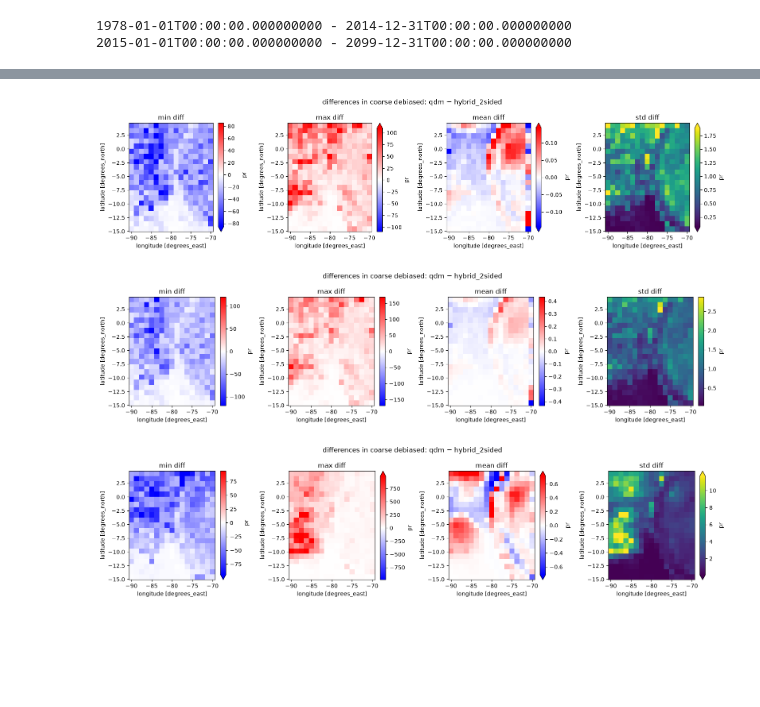
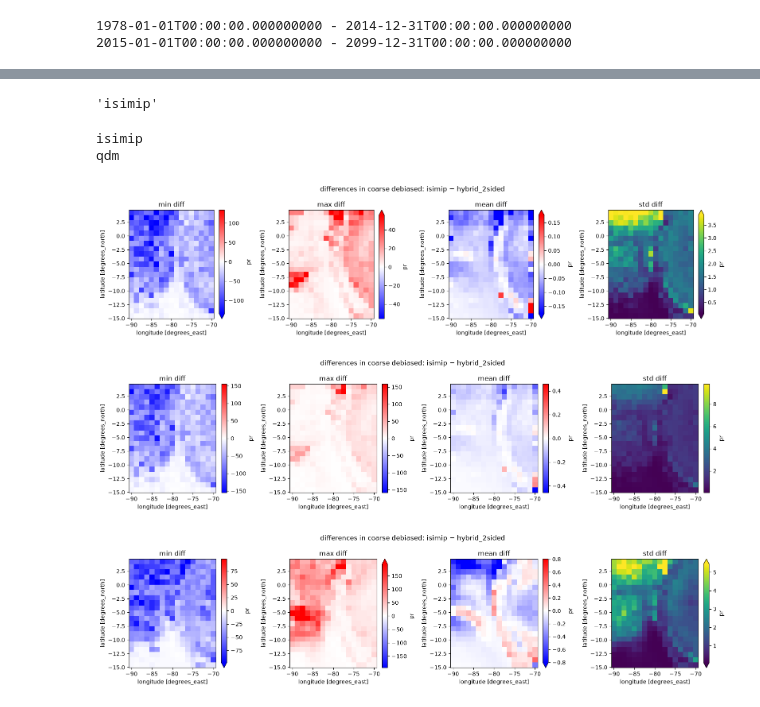
Before and after one commit to carbonplan/sai-downscaling, a Jupyter notebook: docs/how-to/pipeline-stage-debugger.ipynb, the cells around one changed output, grey strips where cells are left out. Cells and saved outputs as stored; diff of their text form; code cells hidden in the pictures; blank space fills up the shorter version.

```diff
--- a/docs/how-to/pipeline-stage-debugger.ipynb
+++ b/docs/how-to/pipeline-stage-debugger.ipynb
@@ -71,17 +71,17 @@ SCENARIO = "SSP245"  # None → Stage 1+2 only; set e.g. "SSP245" / "G6-1.5K" to
 
 # Southern Africa including high spot in Angola.
 # (lat_min, lat_max, lon_min, lon_max)
-SUBSET_BOUNDS = (-15,5, -90, -70) # saved this with nonparametric_hybrid_2sided
+# SUBSET_BOUNDS = (-15,5, -90, -70) # saved this with isimip
 # SUBSET_BOUNDS = (-50,70, -180, -180) # <--- do this with QDM!
 # SUBSET_BOUNDS = (-26, -23, -70, -67) # includes good weibull pixel
 # SUBSET_BOUNDS = (0, 5, -79, -74) # includes good gumbel pixel
 # SUBSET_BOUNDS = None#(-35, -22, 16, 33)# (-67, 67, -180, 180)
-# SUBSET_BOUNDS = (-30, -25, 16, 22)# (-67, 67, -180, 180)
+# SUBSET_BOUNDS = (-36, 4, 0, 50)# (-67, 67, -180, 180)
 
 # Override rsds's default debias_approach ("nonparametric_hybrid_2sided") with
 # plain "nonparametric" — keeps every other rsds setting (downscaling_method,
 # downscaling_clim_method, ...) from VariableConfig.for_variable() as-is.
-debiasing_approach = "qdm"# "qdm" #"nonparametric_hybrid_2sided"# "nonparametric"
+debiasing_approach = "isimip" #"qdm"# "qdm" #"nonparametric_hybrid_2sided"# "nonparametric"
 variable_config = VariableConfig.for_variable(VARIABLE).model_copy(
     update={"debias_approach": debiasing_approach}
 )
@@ -96,7 +96,7 @@ config = BCSDConfig(
     # so stitch_historical_scenario produces a gap-free 1978–end timeseries.
     predict_period_start=2015 if SCENARIO else None,
     predict_period_end=2099 if SCENARIO else None,
-    subset_bounds=SUBSET_BOUNDS,
+    # subset_bounds=SUBSET_BOUNDS,
     variable_config=variable_config,
 )
 options = PipelineOptions(
@@ -576,13 +577,27 @@ longitude
 units :
 degrees_east
 array([-180. , -178.75, -177.5 , ..., 176.25, 177.5 , 178.75], shape=(288,))
+# %%
+debiasing_approach
+# %% [output]
+'isimip'
 # %%
-ds_dict= {}
-qdm_hist= xr.open_zarr(f's3://carbonplan-scratch/srm/debiased_coarse-{VARIABLE}-qdm_{subset_string}.zarr')
-qdm_ssp245 = xr.open_zarr(f's3://carbonplan-scratch/srm/scenario_debiased-{VARIABLE}-qdm_{subset_string}.zarr')
-ds_dict['qdm'] = xr.concat([qdm_hist, qdm_ssp245], dim='time')
-ds_dict['prod'] = xr.concat([prod_debiased_coarse_hist, prod_debiased_coarse_ssp245], dim="time").sel(lat=slice(ds_dict['qdm'].lat.min(), ds_dict['qdm'].lat.max()),
-                                                                                                      lon=slice(ds_dict['qdm'].lon.min(), ds_dict['qdm'].lon.max()))
+COMPARISON_APPROACHES = ["isimip", "qdm"]  # both have been run for this SUBSET_BOUNDS
+subset_string = str(SUBSET_BOUNDS).replace(" ","_").replace("(", "").replace(")","").replace(",","")
+ds_dict = {}
+for approach in COMPARISON_APPROACHES:
+    print(approach)
+    hist = xr.open_zarr(f's3://carbonplan-scratch/srm/debiased_coarse-{VARIABLE}-{approach}_{subset_string}.zarr')
+    ssp245 = xr.open_zarr(f's3://carbonplan-scratch/srm/scenario_debiased-{VARIABLE}-{approach}_{subset_string}.zarr')
+    ds_dict[approach] = xr.concat([hist, ssp245], dim='time')
+
+ds_dict['prod'] = xr.concat([prod_debiased_coarse_hist, prod_debiased_coarse_ssp245], dim="time").sel(
+    lat=slice(ds_dict[COMPARISON_APPROACHES[0]].lat.min(), ds_dict[COMPARISON_APPROACHES[0]].lat.max()),
+    lon=slice(ds_dict[COMPARISON_APPROACHES[0]].lon.min(), ds_dict[COMPARISON_APPROACHES[0]].lon.max()),
+)
+# %% [output]
+isimip
+qdm
 # %%
 # ── 2. Max, mean, and std of the difference (nonparametric − hybrid_2sided) ───
 def diff_max(a, b):
@@ -605,54 +620,54 @@ HISTORICAL_PERIOD = slice('1985', '2014')
 # %%
 fig, axes = plt.subplots(1, 4, figsize=(16, 4))
 time_period = HISTORICAL_PERIOD
 prod = ds_dict['prod'].sel(time=time_period) * 86400
-qdm = ds_dict['qdm'].sel(time=time_period).pr * 86400
+alternate = ds_dict[debiasing_approach].sel(time=time_period).pr * 86400
 robust=True
-diff_min(qdm, prod).plot(ax=axes[0], robust=robust, cmap="bwr", center=0)
-diff_max(qdm, prod).plot(ax=axes[1], robust=robust, cmap="bwr", center=0)
-diff_mean(qdm, prod).plot(ax=axes[2], robust=robust, cmap="bwr", center=0)
-diff_std(qdm, prod).plot(ax=axes[3], robust=robust, cmap="viridis")
+diff_min(alternate, prod).plot(ax=axes[0], robust=robust, cmap="bwr", center=0)
+diff_max(alternate, prod).plot(ax=axes[1], robust=robust, cmap="bwr", center=0)
+diff_mean(alternate, prod).plot(ax=axes[2], robust=robust, cmap="bwr", center=0)
+diff_std(alternate, prod).plot(ax=axes[3], robust=robust, cmap="viridis")
 for ax, title in zip(axes, ["min diff", "max diff", "mean diff", "std diff"]):
     ax.set_title(title)
-fig.suptitle("differences in coarse debiased: qdm − hybrid_2sided")
+fig.suptitle(f"differences in coarse debiased: {debiasing_approach} − hybrid_2sided")
 plt.tight_layout()
 plt.show()
 # %% [output]
-[figure, old version]
+[figure, new version]
 # %%
 fig, axes = plt.subplots(1, 4, figsize=(16, 4))
 time_period = HISTORICAL_PERIOD
 prod = ds_dict['prod'].sel(time=time_period) * 86400
-qdm = ds_dict['qdm'].sel(time=time_period).pr * 86400
+alternate = ds_dict[debiasing_approach].sel(time=time_period).pr * 86400
 robust=False
-diff_min(qdm, prod).plot(ax=axes[0], robust=robust, cmap="bwr", center=0)
-diff_max(qdm, prod).plot(ax=axes[1], robust=robust, cmap="bwr", center=0)
-diff_mean(qdm, prod).plot(ax=axes[2], robust=robust, cmap="bwr", center=0)
-diff_std(qdm, prod).plot(ax=axes[3], robust=robust, cmap="viridis")
+diff_min(alternate, prod).plot(ax=axes[0], robust=robust, cmap="bwr", center=0)
+diff_max(alternate, prod).plot(ax=axes[1], robust=robust, cmap="bwr", center=0)
+diff_mean(alternate, prod).plot(ax=axes[2], robust=robust, cmap="bwr", center=0)
+diff_std(alternate, prod).plot(ax=axes[3], robust=robust, cmap="viridis")
 for ax, title in zip(axes, ["min diff", "max diff", "mean diff", "std diff"]):
     ax.set_title(title)
-fig.suptitle("differences in coarse debiased: qdm − hybrid_2sided")
+fig.suptitle(f"differences in coarse debiased: {debiasing_approach} − hybrid_2sided")
 plt.tight_layout()
 plt.show()
 # %% [output]
-[figure, old version]
+[figure, new version]
 # %%
 fig, axes = plt.subplots(1, 4, figsize=(16, 4))
 time_period = FUTURE_PERIOD
 prod = ds_dict['prod'].sel(time=time_period) * 86400
-qdm = ds_dict['qdm'].sel(time=time_period).pr * 86400
+alternate = ds_dict[debiasing_approach].sel(time=time_period).pr * 86400
 robust=True
-diff_min(qdm, prod).plot(ax=axes[0], robust=robust, cmap="bwr", center=0)
-diff_max(qdm, prod).plot(ax=axes[1], robust=robust, cmap="bwr", center=0)
-diff_mean(qdm, prod).plot(ax=axes[2], robust=robust, cmap="bwr", center=0)
-diff_std(qdm, prod).plot(ax=axes[3], robust=robust, cmap="viridis")
+diff_min(alternate, prod).plot(ax=axes[0], robust=robust, cmap="bwr", center=0)
+diff_max(alternate, prod).plot(ax=axes[1], robust=robust, cmap="bwr", center=0)
+diff_mean(alternate, prod).plot(ax=axes[2], robust=robust, cmap="bwr", center=0)
+diff_std(alternate, prod).plot(ax=axes[3], robust=robust, cmap="viridis")
 for ax, title in zip(axes, ["min diff", "max diff", "mean diff", "std diff"]):
     ax.set_title(title)
-fig.suptitle("differences in coarse debiased: qdm − hybrid_2sided")
+fig.suptitle(f"differences in coarse debiased: {debiasing_approach} − hybrid_2sided")
 plt.tight_layout()
 plt.show()
 # %% [output]
-[figure, old version]
+[figure, new version]
 # %%
 fig, axes = plt.subplots(1, 4, figsize=(16, 4))
 time_period = FUTURE_PERIOD
```
Also changed, not shown: parts of 24 cells of this notebook, 13 other files.
